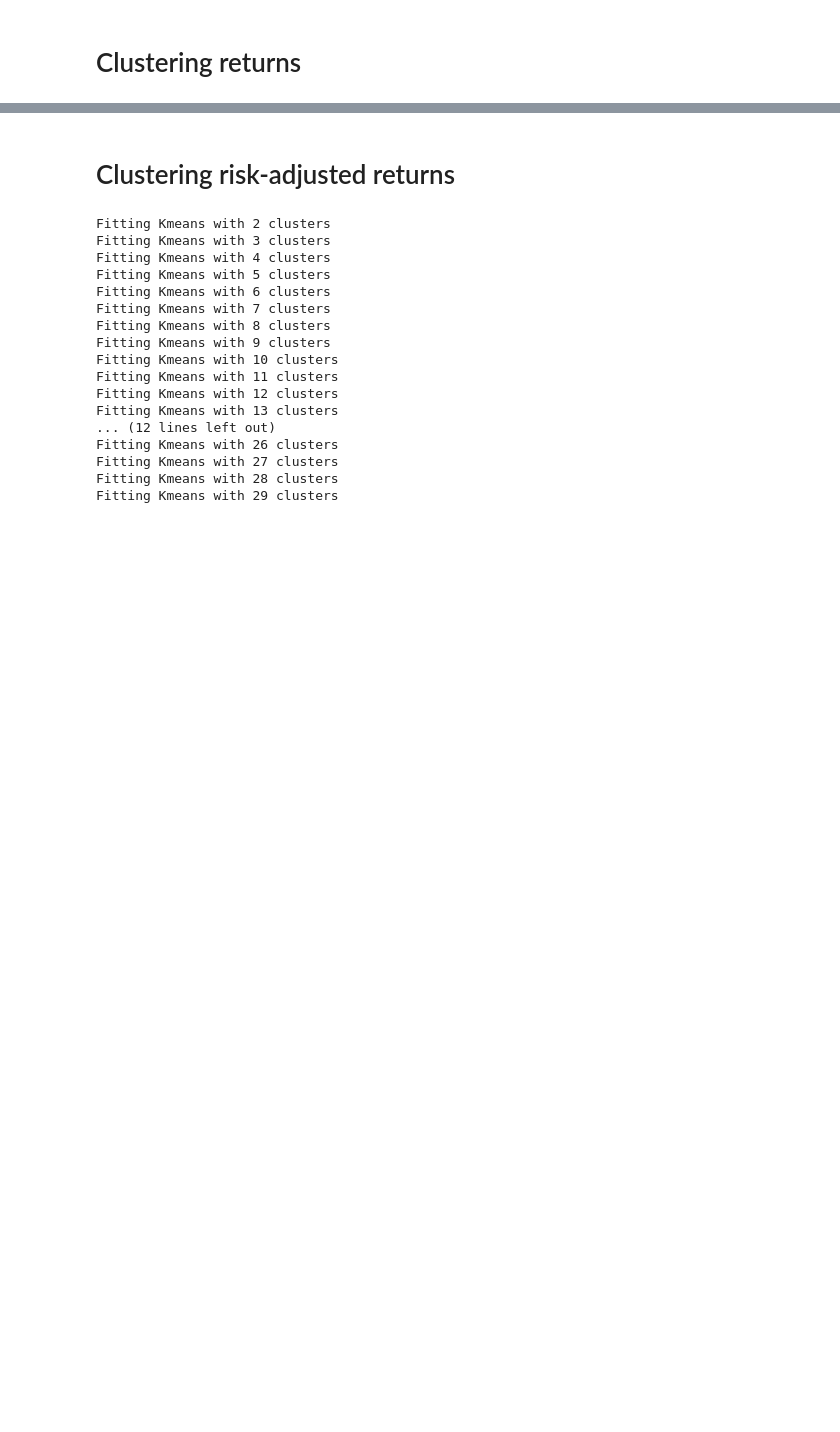
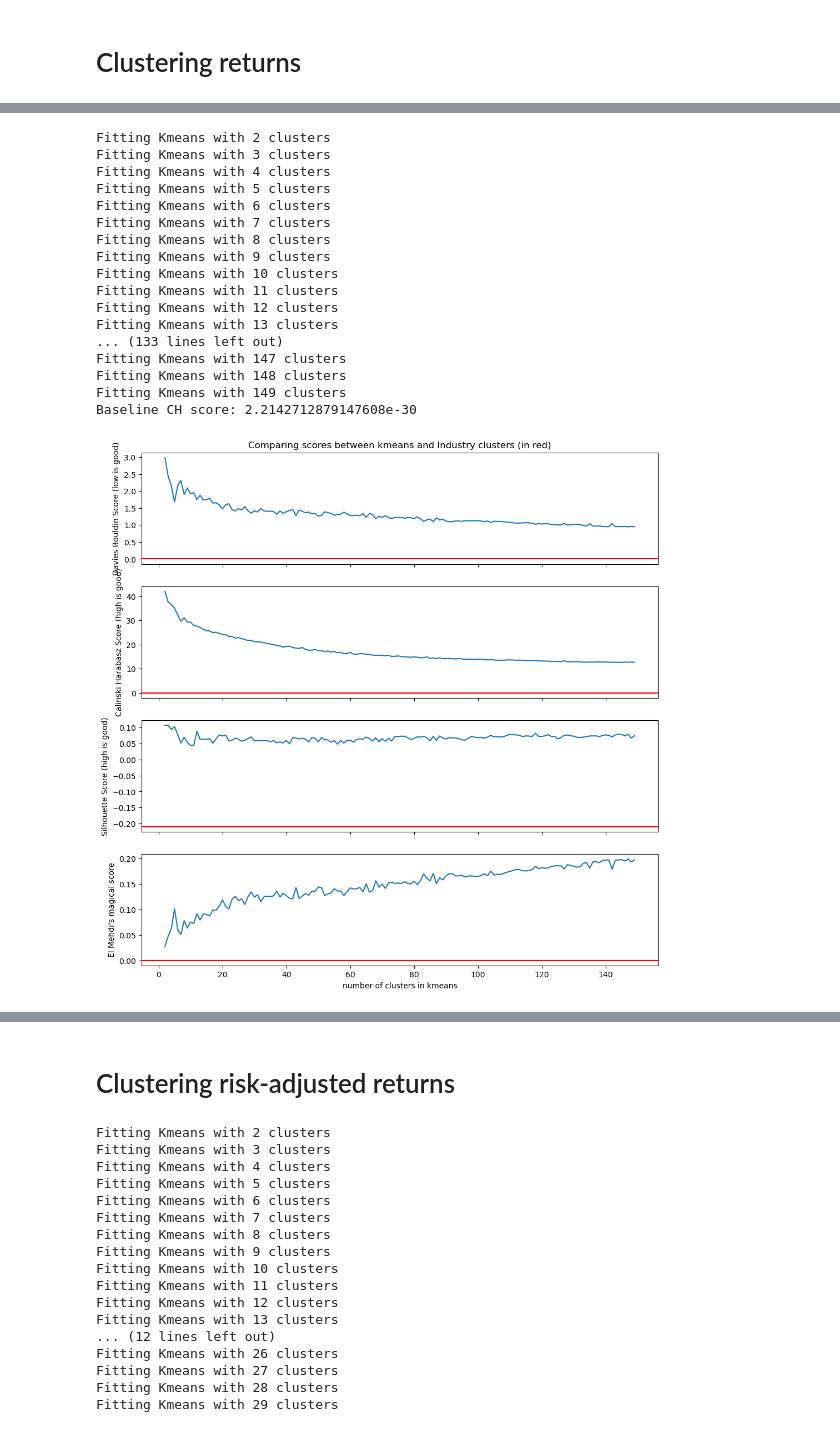
Before and after one commit to AssafBarNatan/SP500-clustering, a Jupyter notebook: KMeans.ipynb, the cells around one changed output, grey strips where cells are left out. Cells and saved outputs as stored; diff of their text form; code cells hidden in the pictures; blank space fills up the shorter version.

```diff
--- a/KMeans.ipynb
+++ b/KMeans.ipynb
@@ -191,0 +212,30 @@ Fitting Kmeans with 19 clusters
+# %%
+ROR = closing_prices.pct_change().dropna()[-14:]
+ROR = industry_adjust(market_adjust(ROR), list(industry_clusters.values()))
+#ROR = closing_prices.pct_change().dropna()
+kmeansSP500_2 = KMeans_Clustering_SP500(n_min = 2,
+                                      n_max = 150,
+                                      smoothing = 1,
+                                      test_size = 7,
+                                      use_validation = False)
+kmeansSP500_2.fit(ROR)
+kmeansSP500_2.summarize(industry_clusters)
+# %% [output]
+Fitting Kmeans with 2 clusters
+Fitting Kmeans with 3 clusters
+Fitting Kmeans with 4 clusters
+Fitting Kmeans with 5 clusters
+Fitting Kmeans with 6 clusters
+Fitting Kmeans with 7 clusters
+Fitting Kmeans with 8 clusters
+Fitting Kmeans with 9 clusters
+Fitting Kmeans with 10 clusters
+Fitting Kmeans with 11 clusters
+Fitting Kmeans with 12 clusters
+Fitting Kmeans with 13 clusters
+... (133 lines left out)
+Fitting Kmeans with 147 clusters
+Fitting Kmeans with 148 clusters
+Fitting Kmeans with 149 clusters
+Baseline CH score: 2.2142712879147608e-30
+[figure, added]
```
Also changed, not shown: parts of 11 cells of this notebook.
